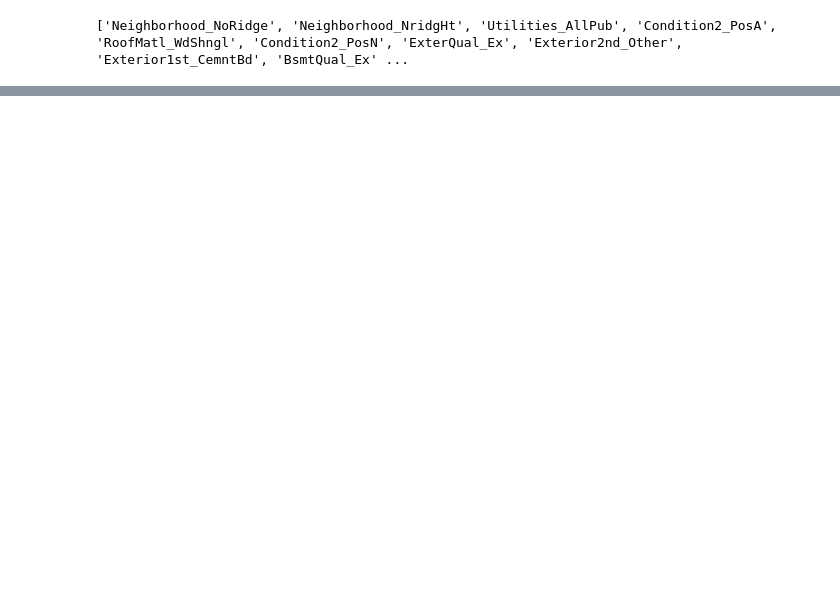
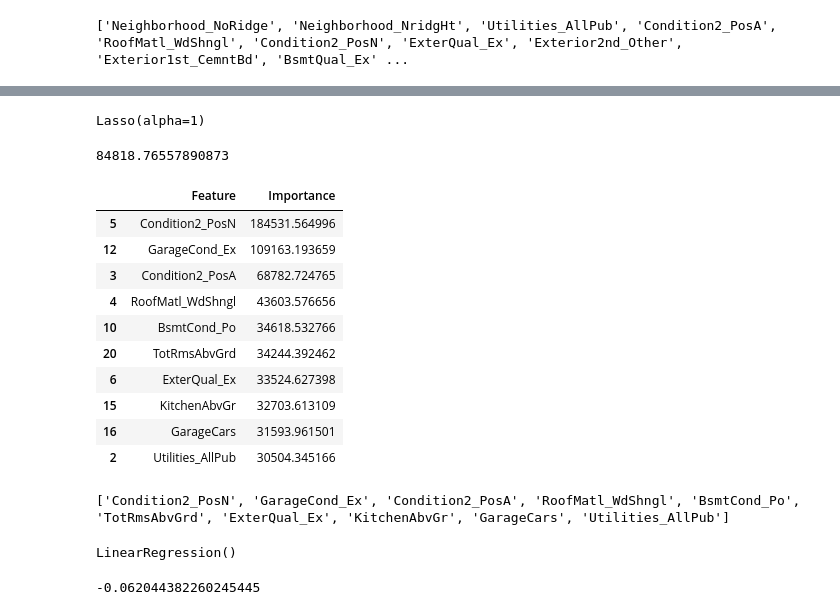
Before and after one commit to tomaszkisiel94/PlayingPython, a Jupyter notebook: HousePrice.ipynb, the cells around one changed output, grey strips where cells are left out. Cells and saved outputs as stored; diff of their text form; code cells hidden in the pictures; blank space fills up the shorter version.

Commit message:
House Price scikit regression with numerical and categorical variables

```diff
--- a/HousePrice.ipynb
+++ b/HousePrice.ipynb
@@ -421,0 +472,9 @@ print(best_cat)
+# %%
+X_train_25 = X_train_25.join(best_num_scaled)
+X_valid_25 = X_valid_25.join(valid_num_scaled)
+# %%
+lasso25 = Lasso(alpha=1)
+# %%
+lasso25.fit(X_train_25, y_train)
+# %% [output]
+Lasso(alpha=1)
@@ -421,0 +483,23 @@ print(best_cat)
+# %%
+print(root_mean_squared_error(lasso25_pred, y_valid))
+# %% [output]
+84818.76557890873
+# %%
+importance_df = pd.DataFrame({
+    'Feature': X_valid_25.columns,
+    'Importance': np.abs(lasso25.coef_)
+}).sort_values(by='Importance', ascending=False)
+# %%
+importance_df.head(10)
+# %% [output]
+|  | Feature | Importance |
+| 5 | Condition2_PosN | 184531.564996 |
+| 12 | GarageCond_Ex | 109163.193659 |
+| 3 | Condition2_PosA | 68782.724765 |
+| 4 | RoofMatl_WdShngl | 43603.576656 |
+| 10 | BsmtCond_Po | 34618.532766 |
+| 20 | TotRmsAbvGrd | 34244.392462 |
+| 6 | ExterQual_Ex | 33524.627398 |
+| 15 | KitchenAbvGr | 32703.613109 |
+| 16 | GarageCars | 31593.961501 |
+| 2 | Utilities_AllPub | 30504.345166 |
@@ -421,0 +508,4 @@ print(best_cat)
+# %%
+print(best10)
+# %% [output]
+['Condition2_PosN', 'GarageCond_Ex', 'Condition2_PosA', 'RoofMatl_WdShngl', 'BsmtCond_Po', 'TotRmsAbvGrd', 'ExterQual_Ex', 'KitchenAbvGr', 'GarageCars', 'Utilities_AllPub']
@@ -421,0 +514,8 @@ print(best_cat)
+# %%
+lr25.fit(X_train_25, y_train)
+# %% [output]
+LinearRegression()
+# %%
+print(lr25.score(X_valid_25, y_valid))
+# %% [output]
+-0.062044382260245445
```
Also changed, not shown: parts of 40 cells of this notebook.
